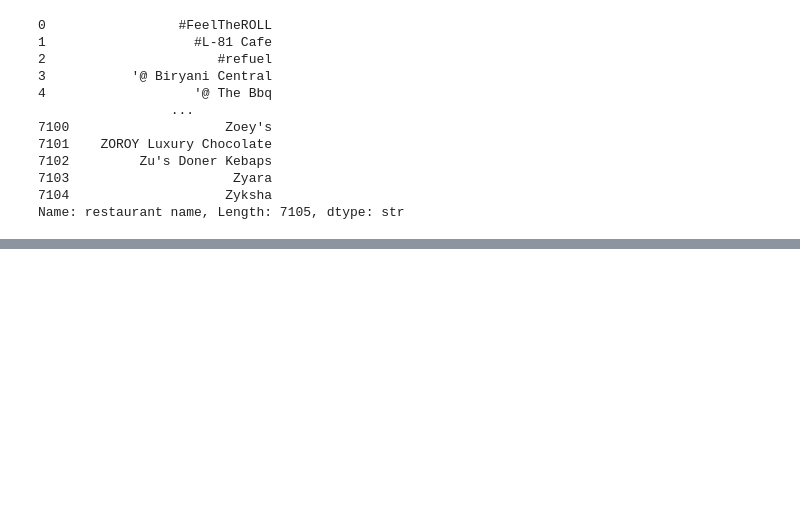
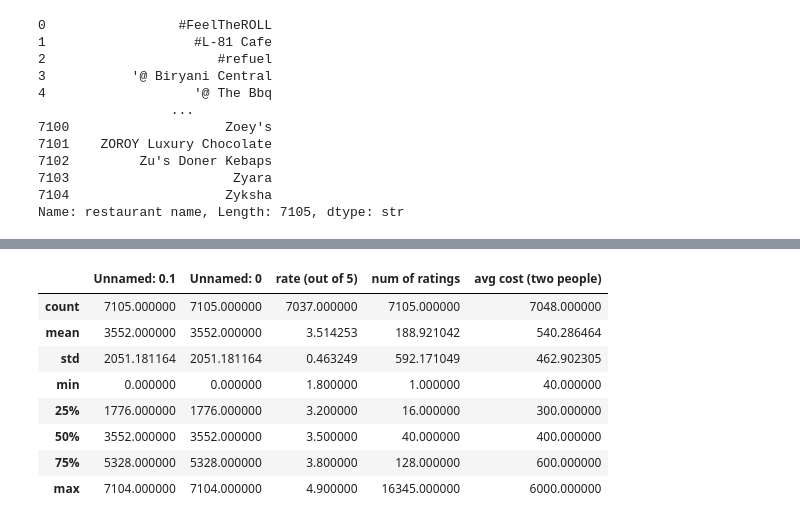
Before and after one commit to yashinkumar192006/4SF25CI184_3B, a Jupyter notebook: data_sel_read.ipynb, the cells around one changed output, grey strips where cells are left out. Saved outputs shown, nothing was run; the diff lists cells and outputs as text; code cells hidden in the pictures; blank space fills up the shorter version.

```diff
--- a/data_sel_read.ipynb
+++ b/data_sel_read.ipynb
@@ -53,0 +113,13 @@ Name: restaurant name, Length: 7105, dtype: str
+# %%
+#satistical display
+df.describe()
+# %% [output]
+|  | Unnamed: 0.1 | Unnamed: 0 | rate (out of 5) | num of ratings | avg cost (two people) |
+| count | 7105.000000 | 7105.000000 | 7037.000000 | 7105.000000 | 7048.000000 |
+| mean | 3552.000000 | 3552.000000 | 3.514253 | 188.921042 | 540.286464 |
+| std | 2051.181164 | 2051.181164 | 0.463249 | 592.171049 | 462.902305 |
+| min | 0.000000 | 0.000000 | 1.800000 | 1.000000 | 40.000000 |
+| 25% | 1776.000000 | 1776.000000 | 3.200000 | 16.000000 | 300.000000 |
+| 50% | 3552.000000 | 3552.000000 | 3.500000 | 40.000000 | 400.000000 |
+| 75% | 5328.000000 | 5328.000000 | 3.800000 | 128.000000 | 600.000000 |
+| max | 7104.000000 | 7104.000000 | 4.900000 | 16345.000000 | 6000.000000 |
```
Also changed, not shown: parts of 14 cells of this notebook, 5 other files.
